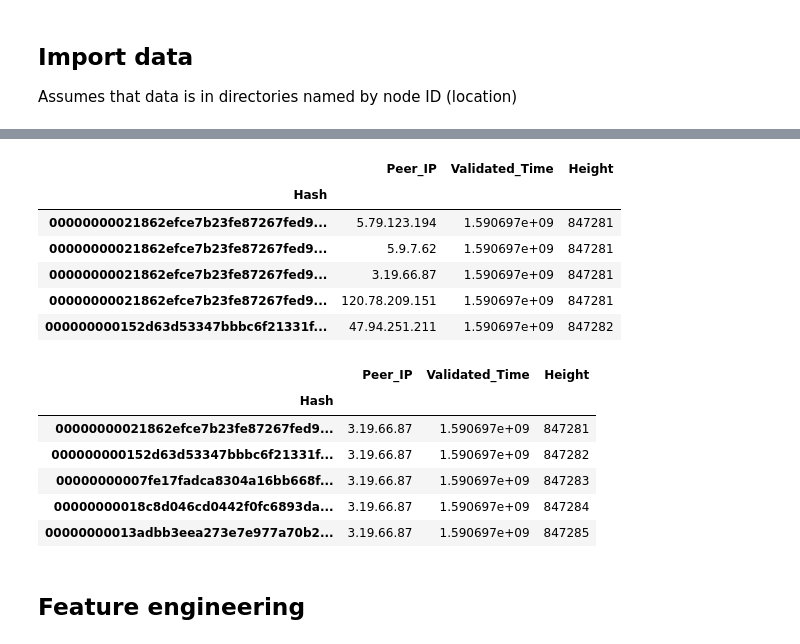
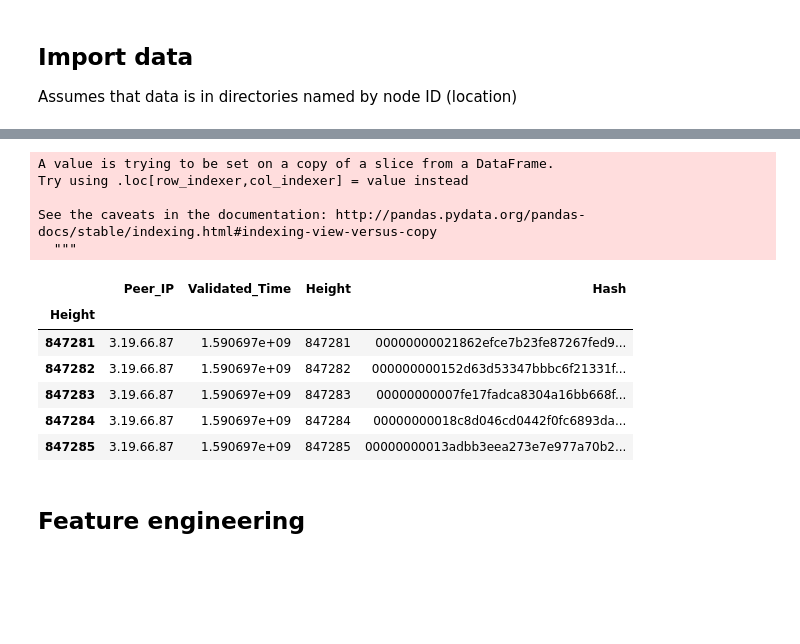
Before and after one commit to Mitchellpkt/observatory_data_analysis, a Jupyter notebook: global_data/multi_node_analysis.ipynb, the cells around one changed output, grey strips where cells are left out. Cells and saved outputs as stored; diff of their text form; code cells hidden in the pictures; blank space fills up the shorter version.

Commit message:
Framework for finding/modifying values
Laying the groundwork for scanning and nanning

```diff
--- a/global_data/multi_node_analysis.ipynb
+++ b/global_data/multi_node_analysis.ipynb
@@ -125,31 +125,32 @@ Number of blocks: 7113
 | 000000000000987f4b5e8ee01c5523d4d... | 1.591122e+09 | 1.591122e+09 | 4.652 | 1.591122e+09 | 1.591150e+09 | 28261.717 | 1.591122e+09 | ... |
 | 0000000000009981e955098743bba9eda... | 1.590944e+09 | 1.590944e+09 | 26.869 | 1.590944e+09 | 1.590944e+09 | 27.001 | 1.590944e+09 | ... |
 | 0000000000009cae3f28a1512231d476f... | 1.590975e+09 | 1.591044e+09 | 69228.374 | 1.590975e+09 | 1.590975e+09 | 98.767 | 1.590975e+09 | ... |
-# %%
-x.head()
-# %% [output]
-|  | Peer_IP | Validated_Time | Height |
-| Hash |  |  |  |
-| 00000000021862efce7b23fe87267fed9... | 5.79.123.194 | 1.590697e+09 | 847281 |
-| 00000000021862efce7b23fe87267fed9... | 5.9.7.62 | 1.590697e+09 | 847281 |
-| 00000000021862efce7b23fe87267fed9... | 3.19.66.87 | 1.590697e+09 | 847281 |
-| 00000000021862efce7b23fe87267fed9... | 120.78.209.151 | 1.590697e+09 | 847281 |
-| 000000000152d63d53347bbbc6f21331f... | 47.94.251.211 | 1.590697e+09 | 847282 |
 # %%
 peers = list(set(x['Peer_IP']))
 
 for p in range(3): # range(len(peers)):
     df1 = x[x['Peer_IP'] == peers[p]]
+    df1['Hash'] = df1.index # backup the hash
+    df1 = df1.set_index('Height', drop=False) # change the index
+    # df1.drop(columns='Height') # Drop the old height column?
+
+    # Find and replace values using:
+    # df1.at[<height>,'Validated_Time'] = <new_val>
 
 df1.head()
 # %% [output]
+A value is trying to be set on a copy of a slice from a DataFrame.
+Try using .loc[row_indexer,col_indexer] = value instead
+
+See the caveats in the documentation: http://pandas.pydata.org/pandas-docs/stable/indexing.html#indexing-view-versus-copy
+  """
-|  | Peer_IP | Validated_Time | Height |
-| Hash |  |  |  |
-| 00000000021862efce7b23fe87267fed9... | 3.19.66.87 | 1.590697e+09 | 847281 |
-| 000000000152d63d53347bbbc6f21331f... | 3.19.66.87 | 1.590697e+09 | 847282 |
-| 00000000007fe17fadca8304a16bb668f... | 3.19.66.87 | 1.590697e+09 | 847283 |
-| 00000000018c8d046cd0442f0fc6893da... | 3.19.66.87 | 1.590697e+09 | 847284 |
-| 00000000013adbb3eea273e7e977a70b2... | 3.19.66.87 | 1.590697e+09 | 847285 |
+|  | Peer_IP | Validated_Time | Height | Hash |
+| Height |  |  |  |  |
+| 847281 | 3.19.66.87 | 1.590697e+09 | 847281 | 00000000021862efce7b23fe87267fed9... |
+| 847282 | 3.19.66.87 | 1.590697e+09 | 847282 | 000000000152d63d53347bbbc6f21331f... |
+| 847283 | 3.19.66.87 | 1.590697e+09 | 847283 | 00000000007fe17fadca8304a16bb668f... |
+| 847284 | 3.19.66.87 | 1.590697e+09 | 847284 | 00000000018c8d046cd0442f0fc6893da... |
+| 847285 | 3.19.66.87 | 1.590697e+09 | 847285 | 00000000013adbb3eea273e7e977a70b2... |
 # %% [markdown]
 ## Feature engineering
 # %%
```
